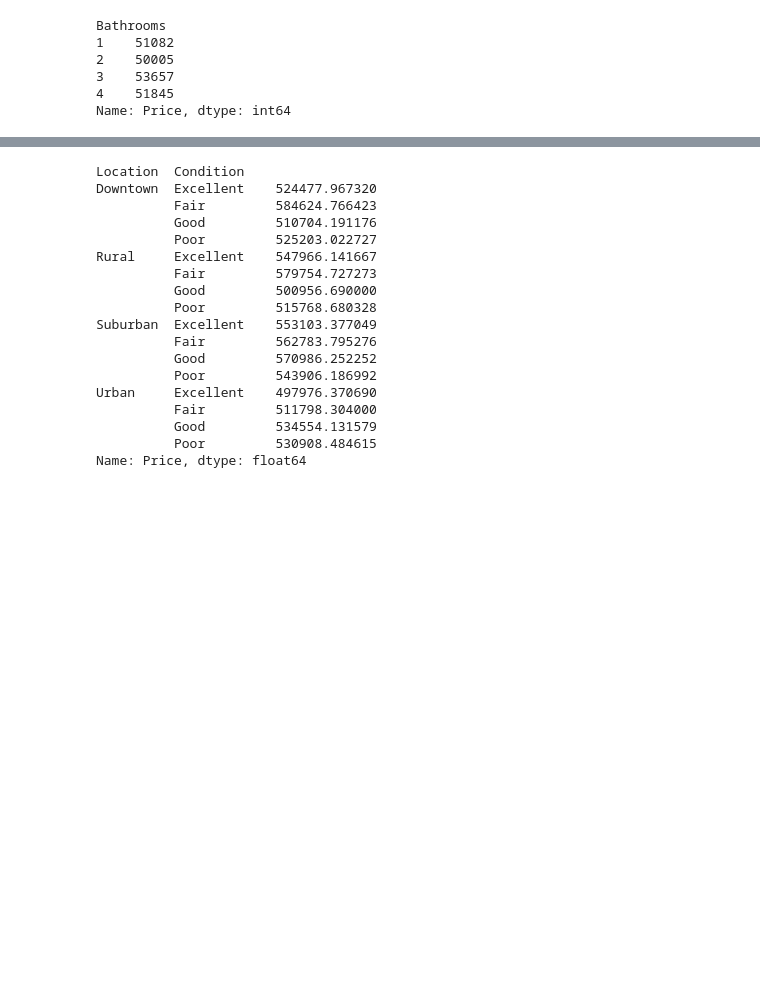
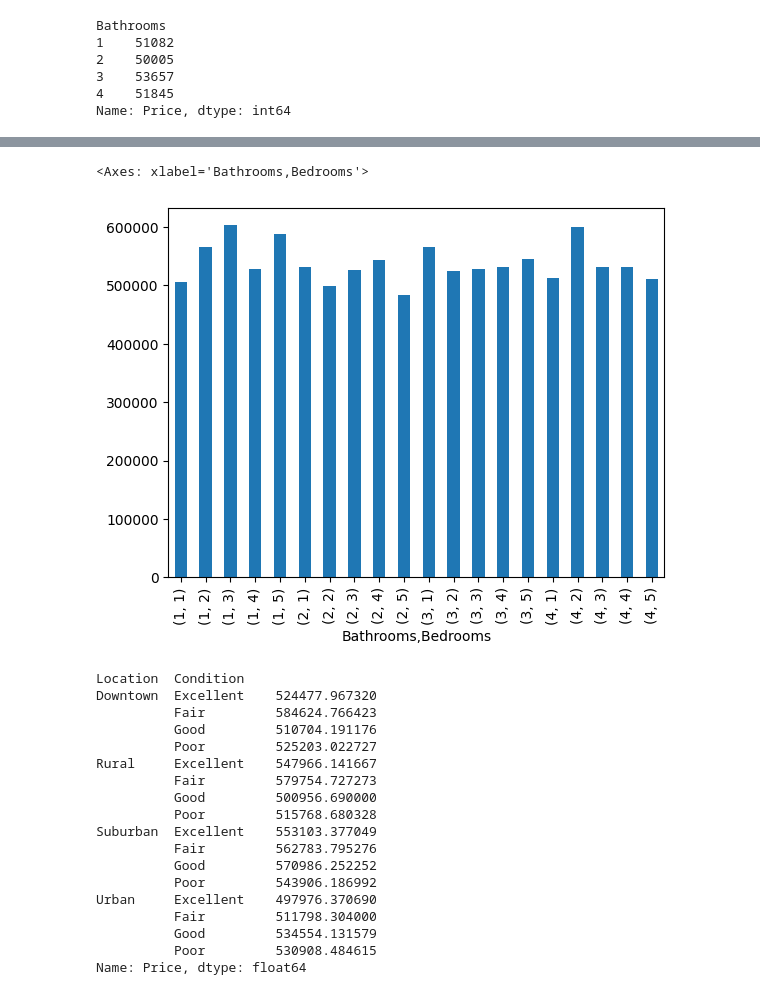
Before and after one commit to FDernawi/Project_1-Housing_Price_Predictions, a Jupyter notebook: Files/Project_1_Notebook.ipynb, the cells around one changed output, grey strips where cells are left out. Saved outputs shown, nothing was run; the diff lists cells and outputs as text; code cells hidden in the pictures; blank space fills up the shorter version.

```diff
--- a/Files/Project_1_Notebook.ipynb
+++ b/Files/Project_1_Notebook.ipynb
@@ -183,3 +204,8 @@ Name: Price, dtype: int64
+# %%
+bedroom_bathroom_avg_price.plot(x="Bathrooms", y=["Bedrooms", "Price"], kind="bar")
+# %% [output]
+<Axes: xlabel='Bathrooms,Bedrooms'>
+[figure, added]
 # %%
 # Location conditions relative to the average price
 location_condition_avg_price = origin_data.groupby(['Location', 'Condition'])['Price'].mean()
```
Also changed, not shown: parts of 6 cells of this notebook, 5 other files.
